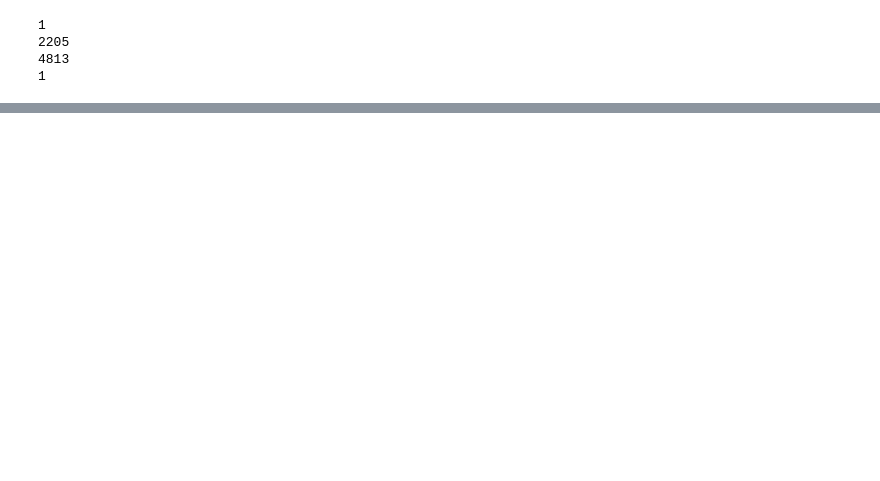
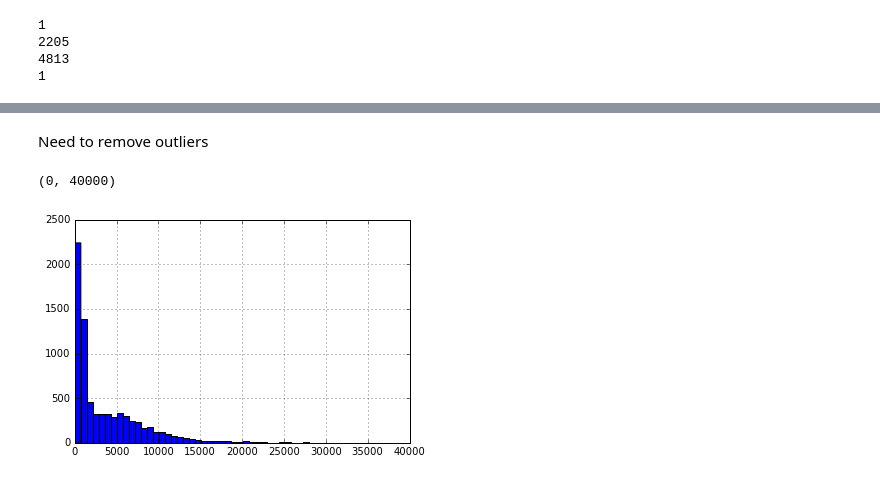
Before and after one commit to aurel1212/medicare-project, a Jupyter notebook: script/cancer_eda.ipynb, the cells around one changed output, grey strips where cells are left out. Drawn from its saved outputs; the diff is of its cells as text; code cells hidden in the pictures; blank space fills up the shorter version.

```diff
--- a/script/cancer_eda.ipynb
+++ b/script/cancer_eda.ipynb
@@ -808,0 +858,8 @@ print sum(pred==3)
+# %% [markdown]
+Need to remove outliers
+# %%
+df_hema['total_submitted_charges_norm'].hist(bins=400)
+plt.xlim(0,40000)
+# %% [output]
+(0, 40000)
+[figure, added]
```
Also changed, not shown: parts of 38 cells of this notebook.
